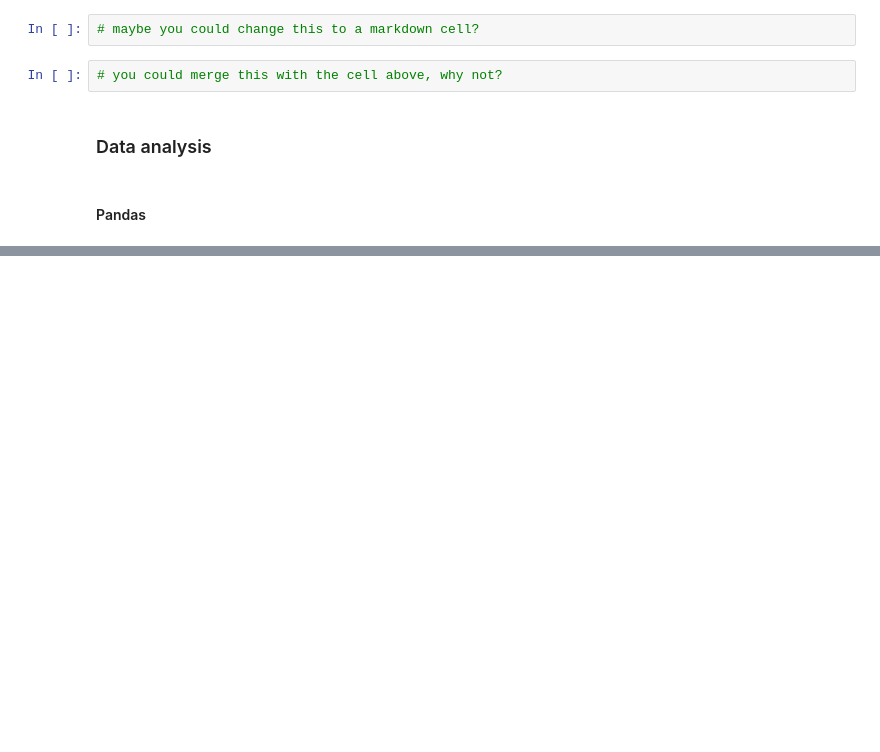
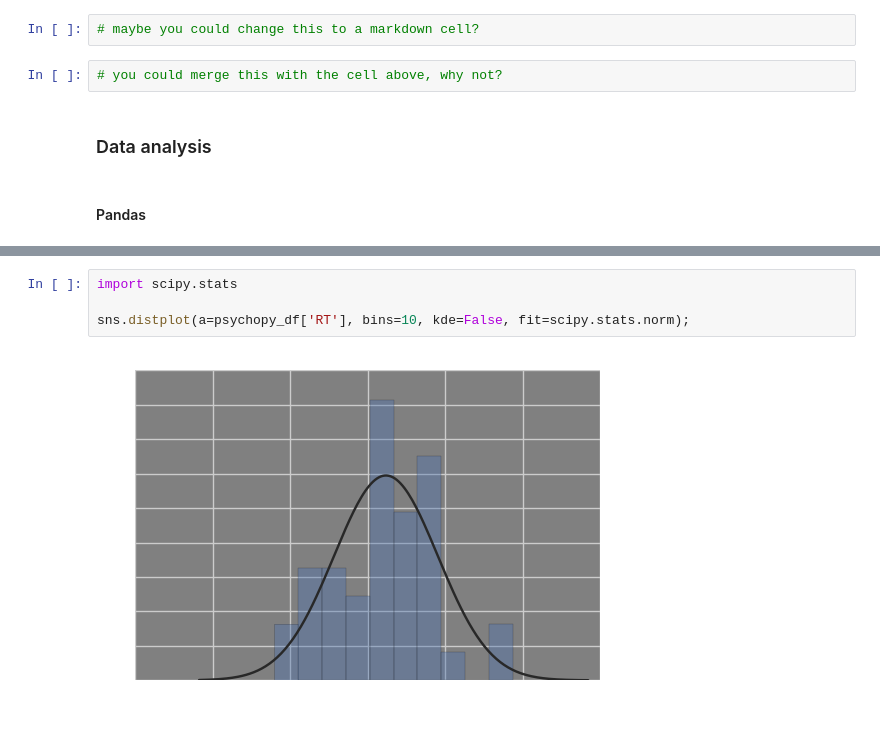
Before and after one commit to drussellmrichie/uconn_jterm_python_workshops, a Jupyter notebook: python-data-analysis/Python Data Analysis Tutorial.ipynb, the cells around one changed output, grey strips where cells are left out. Drawn from its saved outputs; the diff is of its cells as text; blank space fills up the shorter version.

```diff
--- a/python-data-analysis/Python Data Analysis Tutorial.ipynb
+++ b/python-data-analysis/Python Data Analysis Tutorial.ipynb
@@ -109,0 +297,6 @@ Make a couple cells now, at least one with code and one with markdown, and run t
+# %%
+import scipy.stats
+
+sns.distplot(a=psychopy_df['RT'], bins=10, kde=False, fit=scipy.stats.norm);
+# %% [output]
+[figure, added]
```
Also changed, not shown: parts of 41 cells of this notebook, 10 other files.
